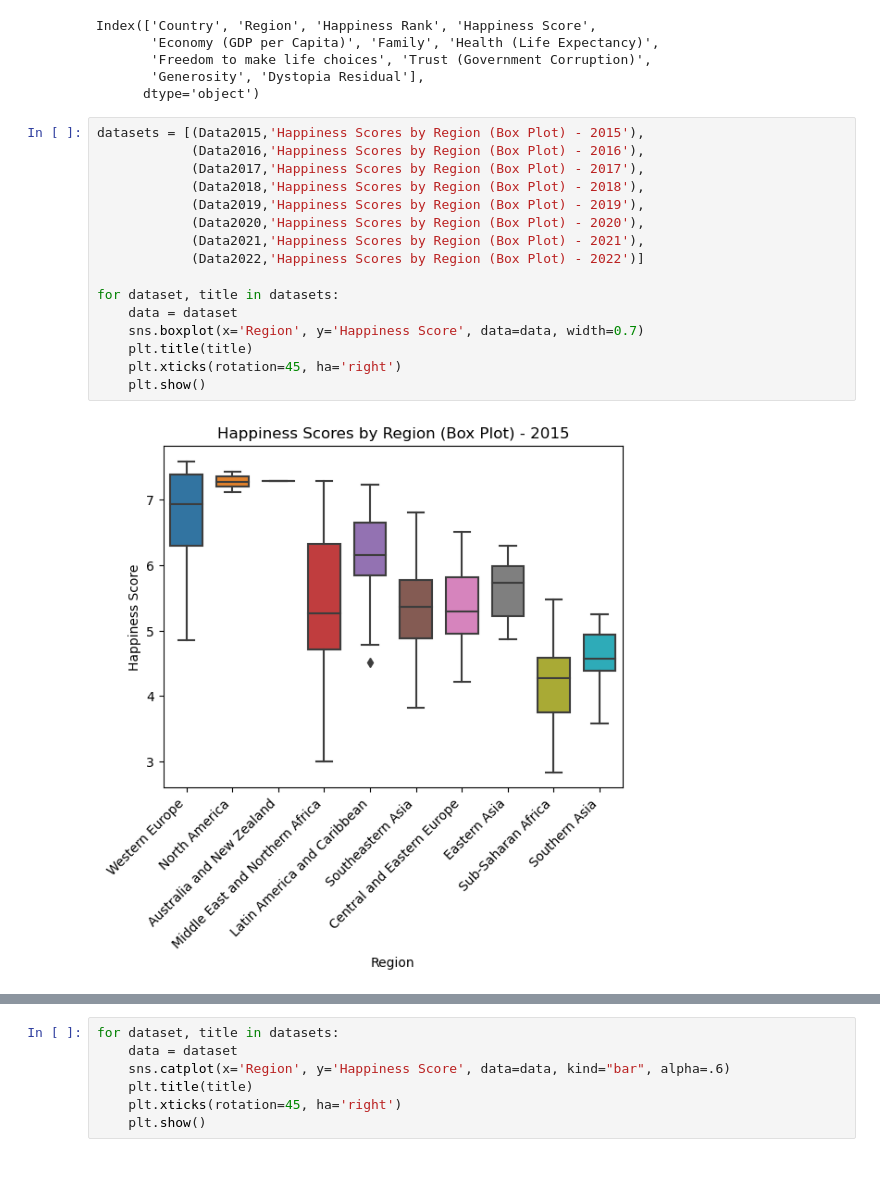
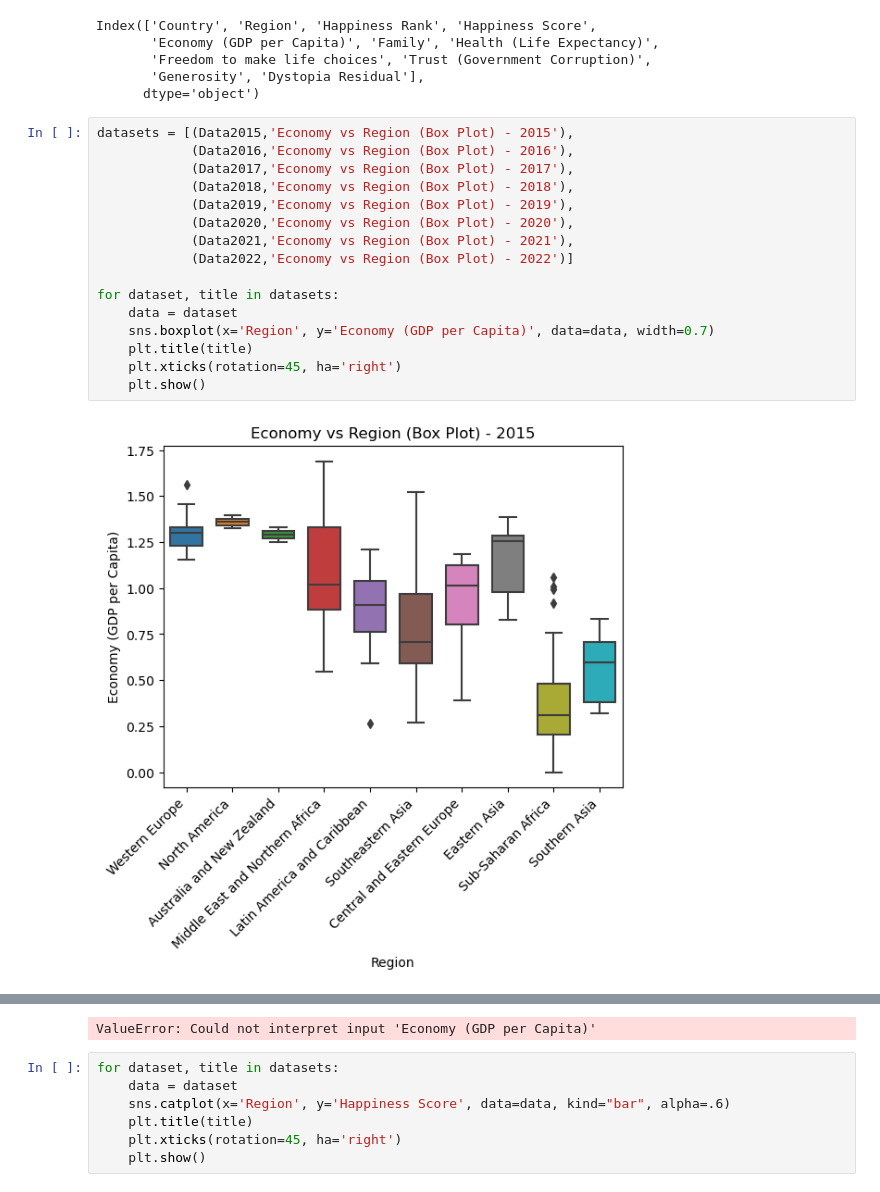
Before and after one commit to ubco-W2022T2-data301/project-group-group100, a Jupyter notebook: analysis/analysis2.ipynb, the cells around one changed output, grey strips where cells are left out. Cells and saved outputs as stored; diff of their text form.

```diff
--- a/analysis/analysis2.ipynb
+++ b/analysis/analysis2.ipynb
@@ -28,20 +28,20 @@ Index(['Country', 'Region', 'Happiness Rank', 'Happiness Score',
        'Generosity', 'Dystopia Residual'],
       dtype='object')
 # %%
-datasets = [(Data2015,'Happiness Scores by Region (Box Plot) - 2015'),
-            (Data2016,'Happiness Scores by Region (Box Plot) - 2016'),
-            (Data2017,'Happiness Scores by Region (Box Plot) - 2017'),
-            (Data2018,'Happiness Scores by Region (Box Plot) - 2018'),
-            (Data2019,'Happiness Scores by Region (Box Plot) - 2019'),
-            (Data2020,'Happiness Scores by Region (Box Plot) - 2020'),
-            (Data2021,'Happiness Scores by Region (Box Plot) - 2021'),
-            (Data2022,'Happiness Scores by Region (Box Plot) - 2022')]
+datasets = [(Data2015,'Economy vs Region (Box Plot) - 2015'),
+            (Data2016,'Economy vs Region (Box Plot) - 2016'),
+            (Data2017,'Economy vs Region (Box Plot) - 2017'),
+            (Data2018,'Economy vs Region (Box Plot) - 2018'),
+            (Data2019,'Economy vs Region (Box Plot) - 2019'),
+            (Data2020,'Economy vs Region (Box Plot) - 2020'),
+            (Data2021,'Economy vs Region (Box Plot) - 2021'),
+            (Data2022,'Economy vs Region (Box Plot) - 2022')]
 
 for dataset, title in datasets:
     data = dataset
-    sns.boxplot(x='Region', y='Happiness Score', data=data, width=0.7)
+    sns.boxplot(x='Region', y='Economy (GDP per Capita)', data=data, width=0.7)
     plt.title(title)
     plt.xticks(rotation=45, ha='right')
     plt.show()
 # %% [output]
-[figure, old version]
+[figure, new version]
@@ -55,3 +52,4 @@ for dataset, title in datasets:
+ValueError: Could not interpret input 'Economy (GDP per Capita)'
 # %%
 for dataset, title in datasets:
     data = dataset
```
Also changed, not shown: parts of 1 cell of this notebook, 1 other file.
